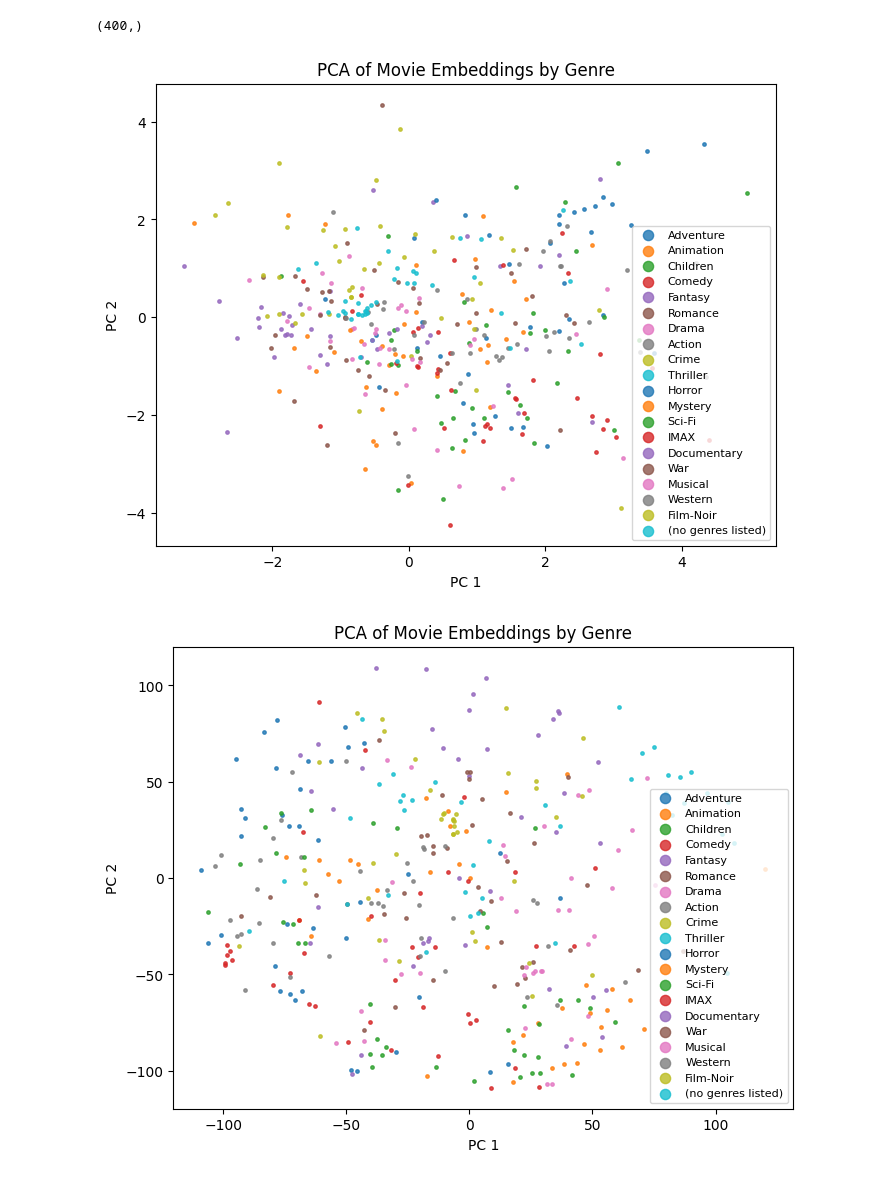
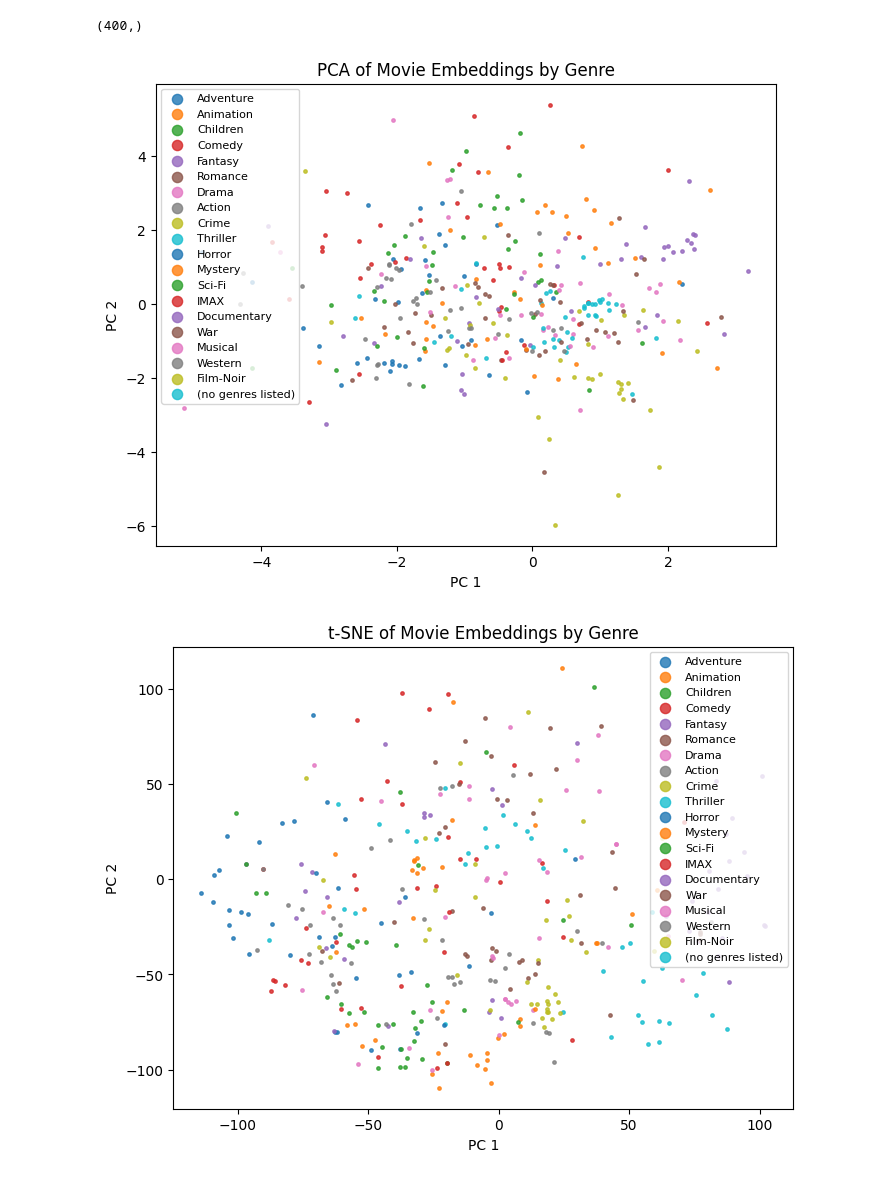
Before and after one commit to AndrianinaBA/ml_at_scale, a Jupyter notebook: main.ipynb, the cells around one changed output. Drawn from its saved outputs; the diff is of its cells as text; code cells hidden in the pictures.

```diff
--- a/main.ipynb
+++ b/main.ipynb
@@ -117,7 +117,7 @@ N_iterations = 5*10**1
 p_lambda = 2.0
 p_gamma = 5.0
 user_tau = movie_tau = 2.0
-embedding_dim = 12
+embedding_dim = 20
 # %%
 # Generating features, biases, embeddings
 # We will start without the features first
@@ -704,26 +690,27 @@ plt.legend(markerscale=3, fontsize=8)
 plt.title("PCA of Movie Embeddings by Genre")
 plt.xlabel("PC 1")
 plt.ylabel("PC 2")
+plt.savefig("dim_12.pdf")
 plt.show()
 # %% [output]
-[figure, old version]
+[figure, new version]
 # %%
 plt.figure(figsize=(8, 6))
 
 for genre, idxs in genre_to_idx.items():
     plt.scatter(
         tsne_repr[idxs, 0],
         tsne_repr[idxs, 1],
         s=6,
         alpha=0.8,
         label=genre
     )
 
 plt.legend(markerscale=3, fontsize=8)
-plt.title("PCA of Movie Embeddings by Genre")
+plt.title("t-SNE of Movie Embeddings by Genre")
 plt.xlabel("PC 1")
 plt.ylabel("PC 2")
 plt.savefig("Labels.pdf")
 plt.show()
 # %% [output]
-[figure, old version]
+[figure, new version]
```
Also changed, not shown: parts of 20 cells of this notebook, 3 other files.
